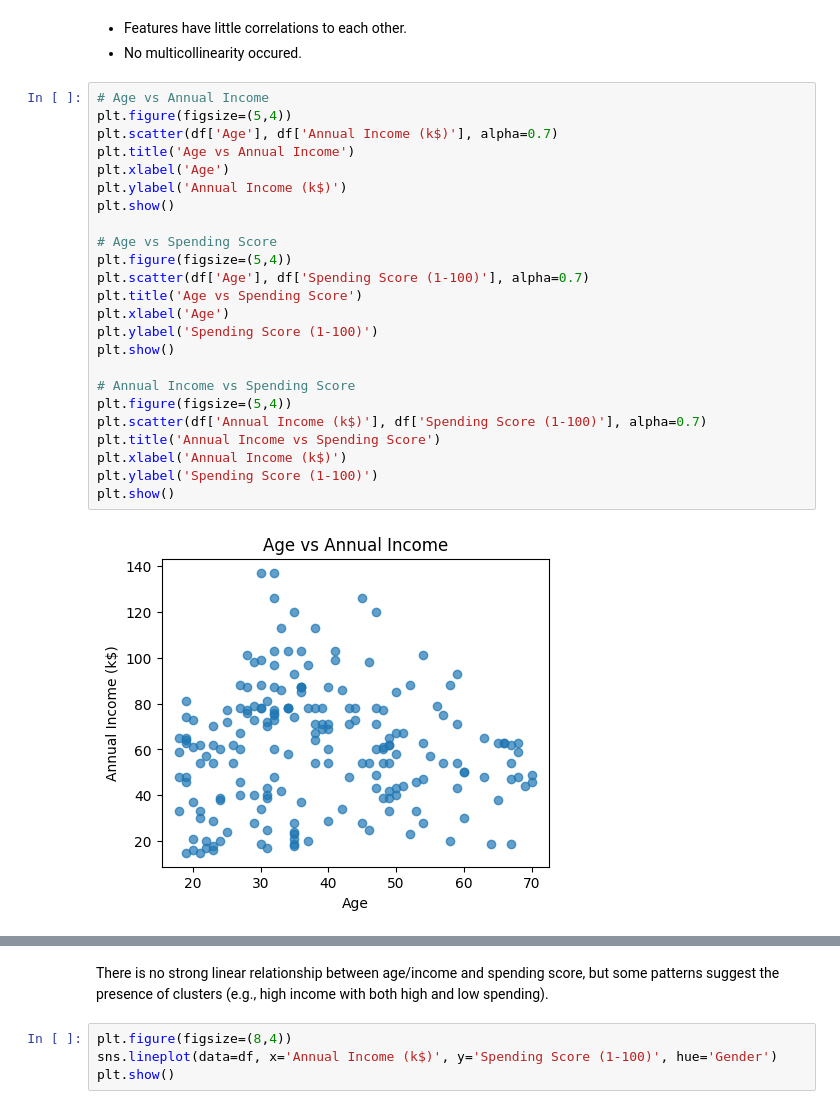
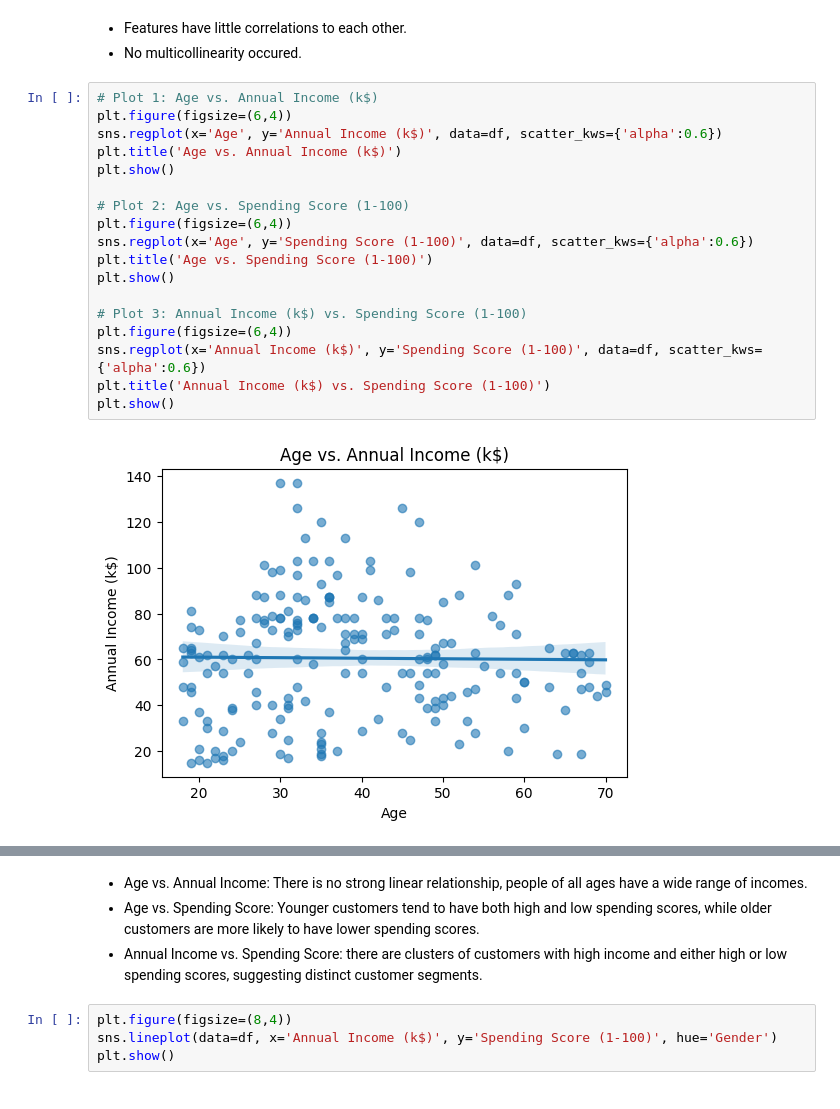
Before and after one commit to gordonnguyen/data-science-1, a Jupyter notebook: hw4/hw4.ipynb, the cells around one changed output, grey strips where cells are left out. Saved outputs shown, nothing was run; the diff lists cells and outputs as text.

```diff
--- a/hw4/hw4.ipynb
+++ b/hw4/hw4.ipynb
@@ -88,28 +88,22 @@ plt.show()
 - Features have little correlations to each other.
 - No multicollinearity occured.
 # %%
-# Age vs Annual Income
-plt.figure(figsize=(5,4))
-plt.scatter(df['Age'], df['Annual Income (k$)'], alpha=0.7)
-plt.title('Age vs Annual Income')
-plt.xlabel('Age')
-plt.ylabel('Annual Income (k$)')
+# Plot 1: Age vs. Annual Income (k$)
+plt.figure(figsize=(6,4))
+sns.regplot(x='Age', y='Annual Income (k$)', data=df, scatter_kws={'alpha':0.6})
+plt.title('Age vs. Annual Income (k$)')
 plt.show()
 
-# Age vs Spending Score
-plt.figure(figsize=(5,4))
-plt.scatter(df['Age'], df['Spending Score (1-100)'], alpha=0.7)
-plt.title('Age vs Spending Score')
-plt.xlabel('Age')
-plt.ylabel('Spending Score (1-100)')
+# Plot 2: Age vs. Spending Score (1-100)
+plt.figure(figsize=(6,4))
+sns.regplot(x='Age', y='Spending Score (1-100)', data=df, scatter_kws={'alpha':0.6})
+plt.title('Age vs. Spending Score (1-100)')
 plt.show()
 
-# Annual Income vs Spending Score
-plt.figure(figsize=(5,4))
-plt.scatter(df['Annual Income (k$)'], df['Spending Score (1-100)'], alpha=0.7)
-plt.title('Annual Income vs Spending Score')
-plt.xlabel('Annual Income (k$)')
-plt.ylabel('Spending Score (1-100)')
+# Plot 3: Annual Income (k$) vs. Spending Score (1-100)
+plt.figure(figsize=(6,4))
+sns.regplot(x='Annual Income (k$)', y='Spending Score (1-100)', data=df, scatter_kws={'alpha':0.6})
+plt.title('Annual Income (k$) vs. Spending Score (1-100)')
 plt.show()
 # %% [output]
-[figure, old version]
+[figure, new version]
@@ -118,5 +112,7 @@ plt.show()
 # %% [markdown]
-There is no strong linear relationship between age/income and spending score, but some patterns suggest the presence of clusters (e.g., high income with both high and low spending).
+- Age vs. Annual Income: There is no strong linear relationship, people of all ages have a wide range of incomes.
+- Age vs. Spending Score: Younger customers tend to have both high and low spending scores, while older customers are more likely to have lower spending scores.
+- Annual Income vs. Spending Score: there are clusters of customers with high income and either high or low spending scores, suggesting distinct customer segments.
 # %%
 plt.figure(figsize=(8,4))
 sns.lineplot(data=df, x='Annual Income (k$)', y='Spending Score (1-100)', hue='Gender')
```
Also changed, not shown: parts of 19 cells of this notebook, 1 other file.
